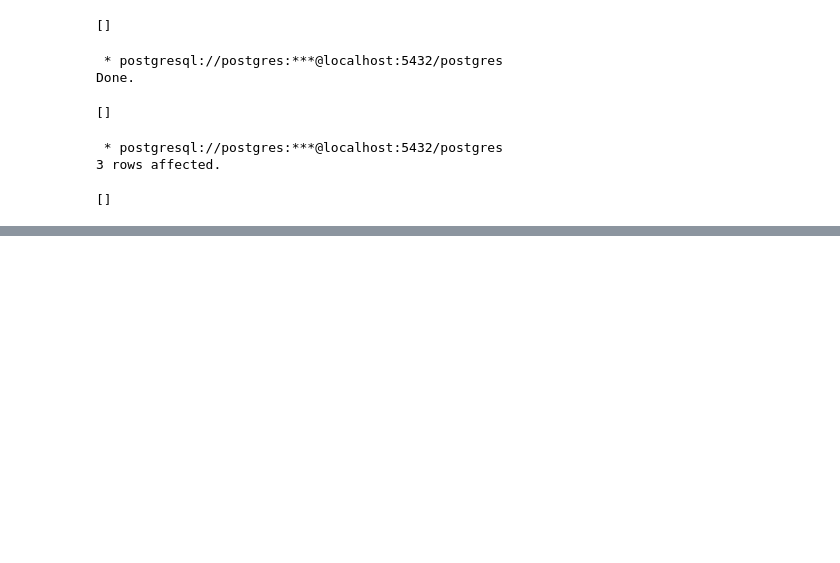
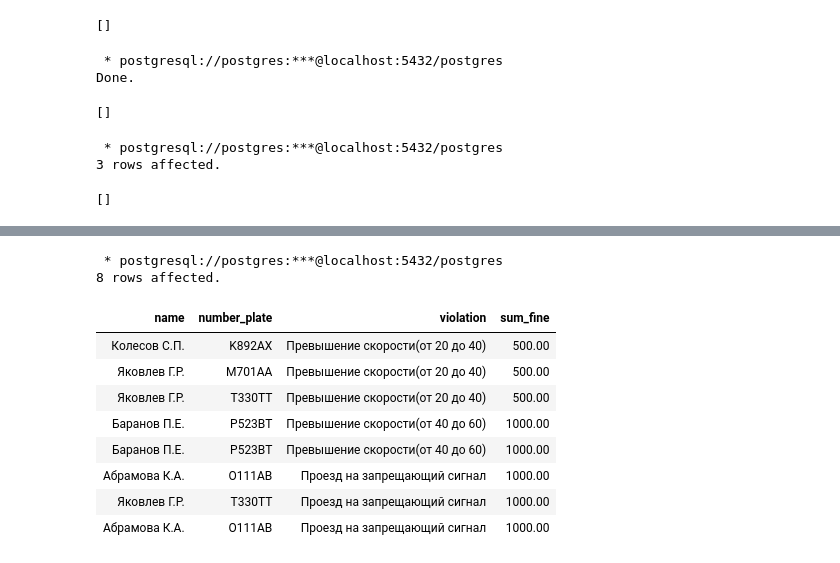
Before and after one commit to letrepas/Interactive-SQL-Simulator, a Jupyter notebook: SQL.ipynb, the cells around one changed output, grey strips where cells are left out. Cells and saved outputs as stored; diff of their text form; code cells hidden in the pictures; blank space fills up the shorter version.

```diff
--- a/SQL.ipynb
+++ b/SQL.ipynb
@@ -1347,0 +1380,16 @@ VALUES ('Превышение скорости(от 20 до 40)', 500),
+# %%
+%%sql
+SELECT f.name, f.number_plate, f.violation, f.sum_fine
+FROM stepik.fine AS f;
+# %% [output]
+ * postgresql://postgres:***@localhost:5432/postgres
+8 rows affected.
+| name | number_plate | violation | sum_fine |
+| Колесов С.П. | K892AX | Превышение скорости(от 20 до 40) | 500.00 |
+| Яковлев Г.Р. | M701AA | Превышение скорости(от 20 до 40) | 500.00 |
+| Яковлев Г.Р. | T330TT | Превышение скорости(от 20 до 40) | 500.00 |
+| Баранов П.Е. | P523BT | Превышение скорости(от 40 до 60) | 1000.00 |
+| Баранов П.Е. | P523BT | Превышение скорости(от 40 до 60) | 1000.00 |
+| Абрамова К.А. | О111AB | Проезд на запрещающий сигнал | 1000.00 |
+| Яковлев Г.Р. | T330TT | Проезд на запрещающий сигнал | 1000.00 |
+| Абрамова К.А. | О111AB | Проезд на запрещающий сигнал | 1000.00 |
```
Also changed, not shown: parts of 5 cells of this notebook.
